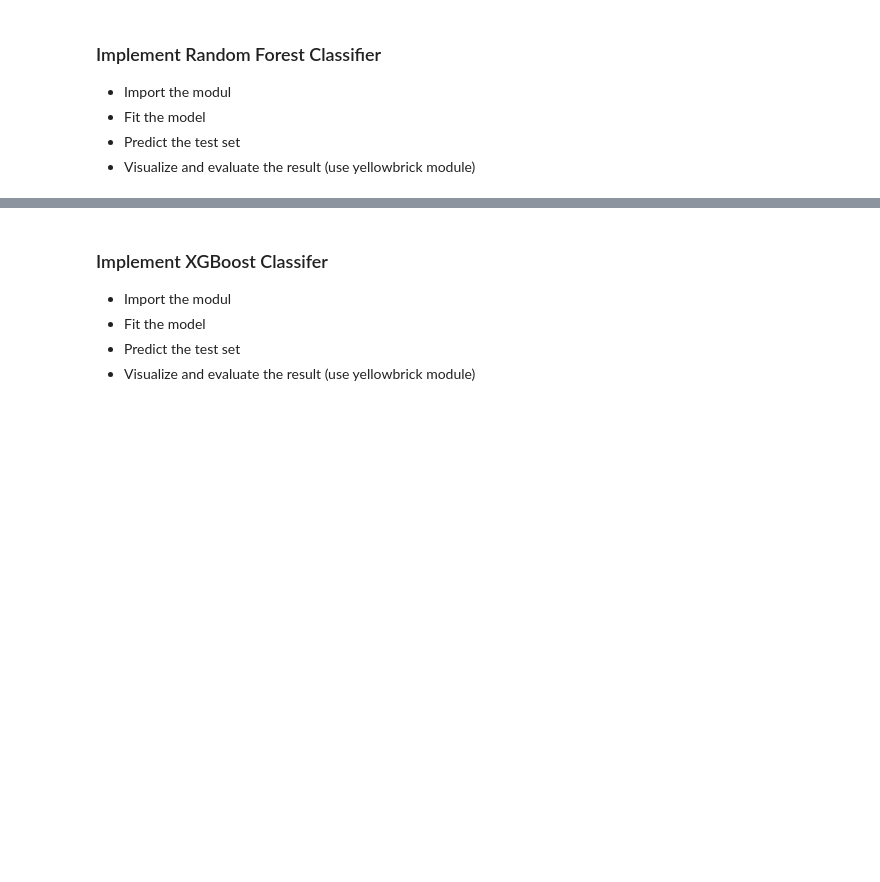
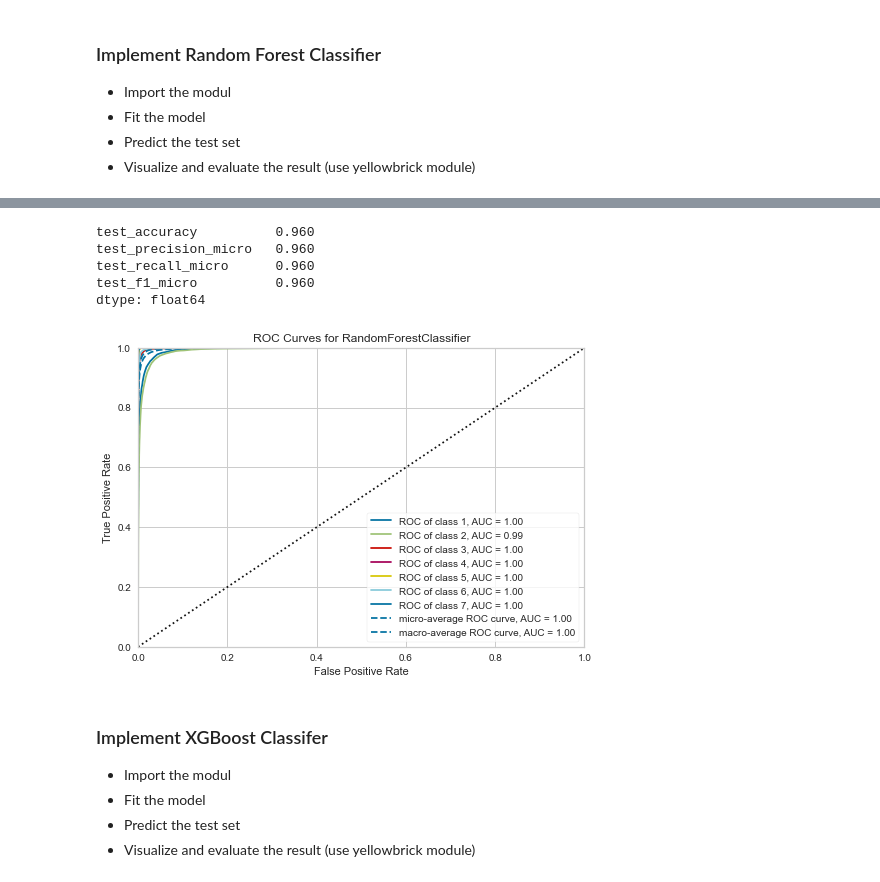
Before and after one commit to sumeyraunal/tree_types_prediction, a Jupyter notebook: Tree_Types_Prediction_Classification_student.ipynb, the cells around one changed output, grey strips where cells are left out. Drawn from its saved outputs; the diff is of its cells as text; code cells hidden in the pictures; blank space fills up the shorter version.

```diff
--- a/Tree_Types_Prediction_Classification_student.ipynb
+++ b/Tree_Types_Prediction_Classification_student.ipynb
@@ -506,0 +558,14 @@ DT_model.fit(X_train,y_train)
+# %%
+param_grid = {"splitter":["best", "random"],
+              "max_features":[None, "auto", "log2", 2, 3,4, 5,6, 7],
+              "max_depth": [None, 2,3, 4, 5],
+              "min_samples_leaf": [1, 2, 3, 4, 5, 6,7],
+              "min_samples_split": [2, 3, 5, 6, 7,8,9]}
+# %%
+grid_model = GridSearchCV(estimator=model,
+                          param_grid=param_grid,
+                          scoring='recall',
+                          cv=10,
+                          n_jobs = -1)
+# %%
+grid_model.fit(X_train, y_train)
@@ -510,3 +579,7 @@ DT_model.fit(X_train,y_train)
 - Fit the model
 - Predict the test set
 - Visualize and evaluate the result (use yellowbrick module)
+# %%
+RF_model = RandomForestClassifier(random_state=101)
+RF_model.fit(X_train,y_train)
+eval_metric(RF_model, X_train, y_train, X_test, y_test)
@@ -512,0 +604,13 @@ DT_model.fit(X_train,y_train)
+# %%
+model = RandomForestClassifier(random_state=101)
+
+scores = cross_validate(model, X_train, y_train, scoring = ["accuracy", "precision_micro", "recall_micro", "f1_micro"],
+                        cv = 10)
+df_scores = pd.DataFrame(scores, index = range(1, 11))
+df_scores.mean()[2:]
+# %% [output]
+test_accuracy          0.960
+test_precision_micro   0.960
+test_recall_micro      0.960
+test_f1_micro          0.960
+dtype: float64
@@ -513,3 +624,14 @@ DT_model.fit(X_train,y_train)
+# %%
+from yellowbrick.classifier import ROCAUC
+
+rf_model = RandomForestClassifier(random_state=101)
+visualizer = ROCAUC(rf_model)
+
+visualizer.fit(X_train, y_train)
+visualizer.score(X_test, y_test)
+visualizer.show();
+# %% [output]
+[figure, added]
 # %% [markdown]
 ### Implement XGBoost Classifer
 - Import the modul
```
Also changed, not shown: parts of 18 cells of this notebook.
